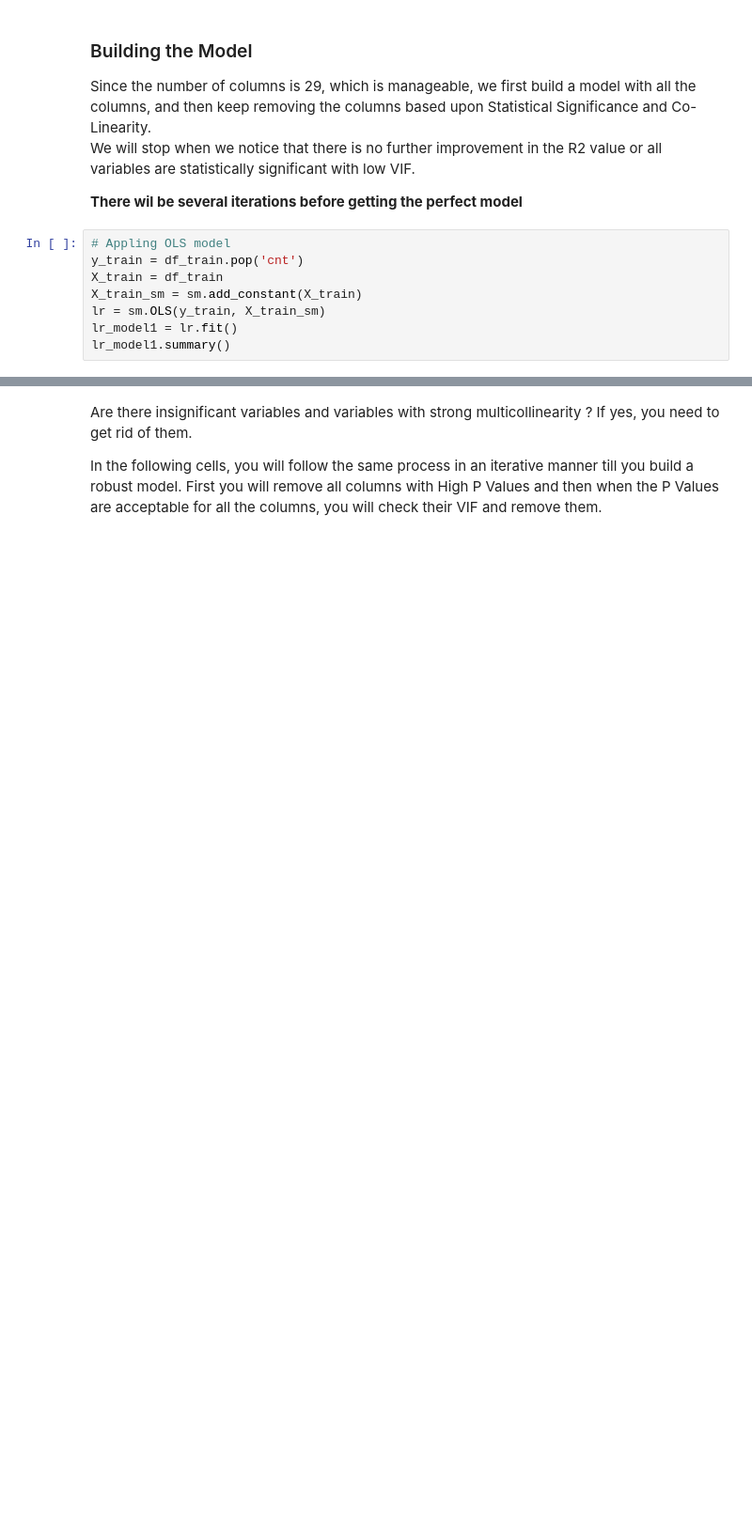
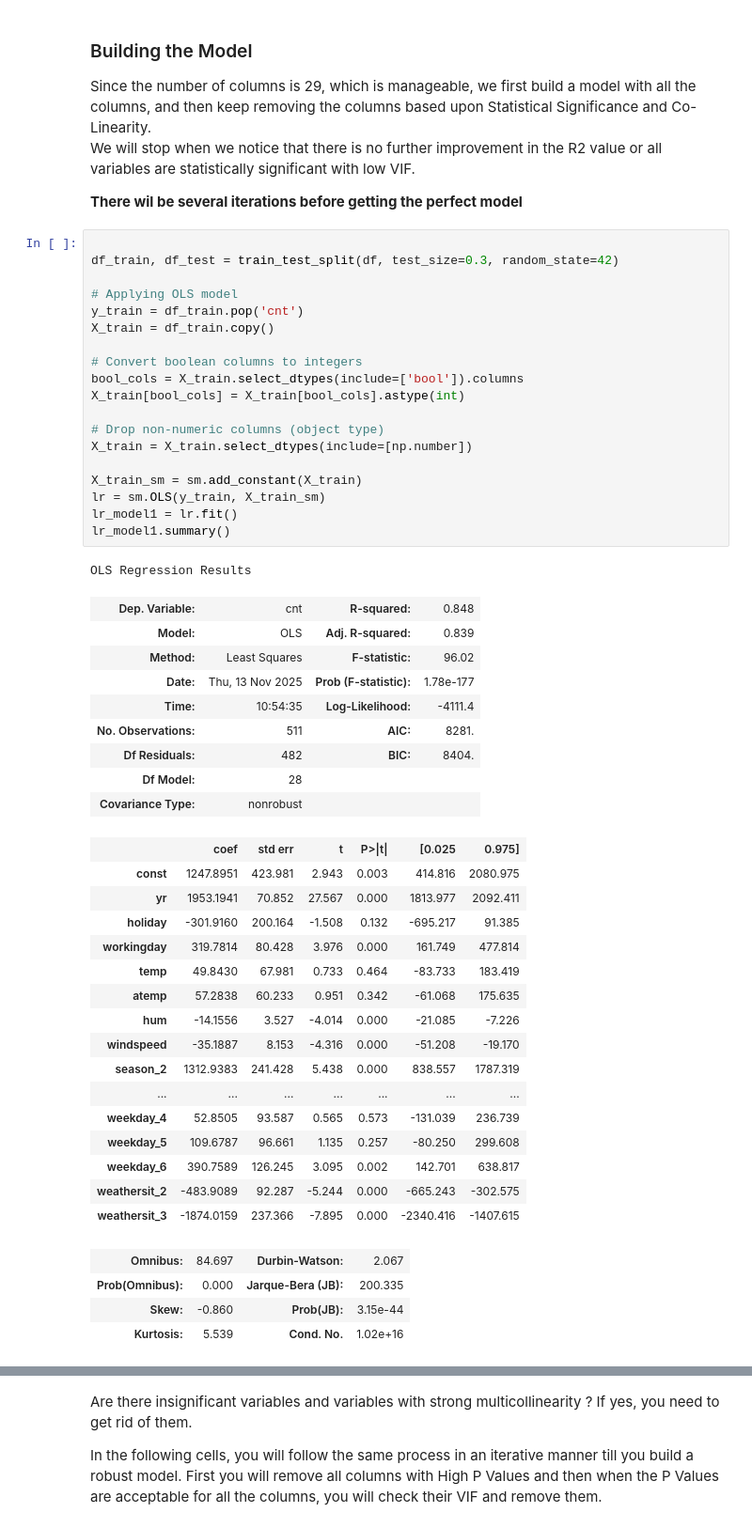
Before and after one commit to elisemyr/LAB3_MACHINE_LEARNING, a Jupyter notebook: lab3/Lab3_ML_AIDAMS_Student.ipynb, the cells around one changed output, grey strips where cells are left out. Shown at 94% size. Cells and saved outputs as stored; diff of their text form; blank space fills up the shorter version.

```diff
--- a/lab3/Lab3_ML_AIDAMS_Student.ipynb
+++ b/lab3/Lab3_ML_AIDAMS_Student.ipynb
@@ -464,10 +470,52 @@ We will stop when we notice that there is no further improvement in the R2 value
 
 <b>There wil be several iterations before getting the perfect model</b>
 # %%
-# Appling OLS model
+
+df_train, df_test = train_test_split(df, test_size=0.3, random_state=42)
+
+# Applying OLS model
 y_train = df_train.pop('cnt')
-X_train = df_train
+X_train = df_train.copy()
+
+# Convert boolean columns to integers
+bool_cols = X_train.select_dtypes(include=['bool']).columns
+X_train[bool_cols] = X_train[bool_cols].astype(int)
+
+# Drop non-numeric columns (object type)
+X_train = X_train.select_dtypes(include=[np.number])
+
 X_train_sm = sm.add_constant(X_train)
 lr = sm.OLS(y_train, X_train_sm)
 lr_model1 = lr.fit()
 lr_model1.summary()
+# %% [output]
+OLS Regression Results
+| Dep. Variable: | cnt | R-squared: | 0.848 |
+| Model: | OLS | Adj. R-squared: | 0.839 |
+| Method: | Least Squares | F-statistic: | 96.02 |
+| Date: | Thu, 13 Nov 2025 | Prob (F-statistic): | 1.78e-177 |
+| Time: | 10:54:35 | Log-Likelihood: | -4111.4 |
+| No. Observations: | 511 | AIC: | 8281. |
+| Df Residuals: | 482 | BIC: | 8404. |
+| Df Model: | 28 |  |  |
+| Covariance Type: | nonrobust |  |  |
+|  | coef | std err | t | P>|t| | [0.025 | 0.975] |
+| const | 1247.8951 | 423.981 | 2.943 | 0.003 | 414.816 | 2080.975 |
+| yr | 1953.1941 | 70.852 | 27.567 | 0.000 | 1813.977 | 2092.411 |
+| holiday | -301.9160 | 200.164 | -1.508 | 0.132 | -695.217 | 91.385 |
+| workingday | 319.7814 | 80.428 | 3.976 | 0.000 | 161.749 | 477.814 |
+| temp | 49.8430 | 67.981 | 0.733 | 0.464 | -83.733 | 183.419 |
+| atemp | 57.2838 | 60.233 | 0.951 | 0.342 | -61.068 | 175.635 |
+| hum | -14.1556 | 3.527 | -4.014 | 0.000 | -21.085 | -7.226 |
+| windspeed | -35.1887 | 8.153 | -4.316 | 0.000 | -51.208 | -19.170 |
+| season_2 | 1312.9383 | 241.428 | 5.438 | 0.000 | 838.557 | 1787.319 |
+| ... | ... | ... | ... | ... | ... | ... |
+| weekday_4 | 52.8505 | 93.587 | 0.565 | 0.573 | -131.039 | 236.739 |
+| weekday_5 | 109.6787 | 96.661 | 1.135 | 0.257 | -80.250 | 299.608 |
+| weekday_6 | 390.7589 | 126.245 | 3.095 | 0.002 | 142.701 | 638.817 |
+| weathersit_2 | -483.9089 | 92.287 | -5.244 | 0.000 | -665.243 | -302.575 |
+| weathersit_3 | -1874.0159 | 237.366 | -7.895 | 0.000 | -2340.416 | -1407.615 |
+| Omnibus: | 84.697 | Durbin-Watson: | 2.067 |
+| Prob(Omnibus): | 0.000 | Jarque-Bera (JB): | 200.335 |
+| Skew: | -0.860 | Prob(JB): | 3.15e-44 |
+| Kurtosis: | 5.539 | Cond. No. | 1.02e+16 |
```
Also changed, not shown: parts of 4 cells of this notebook.
